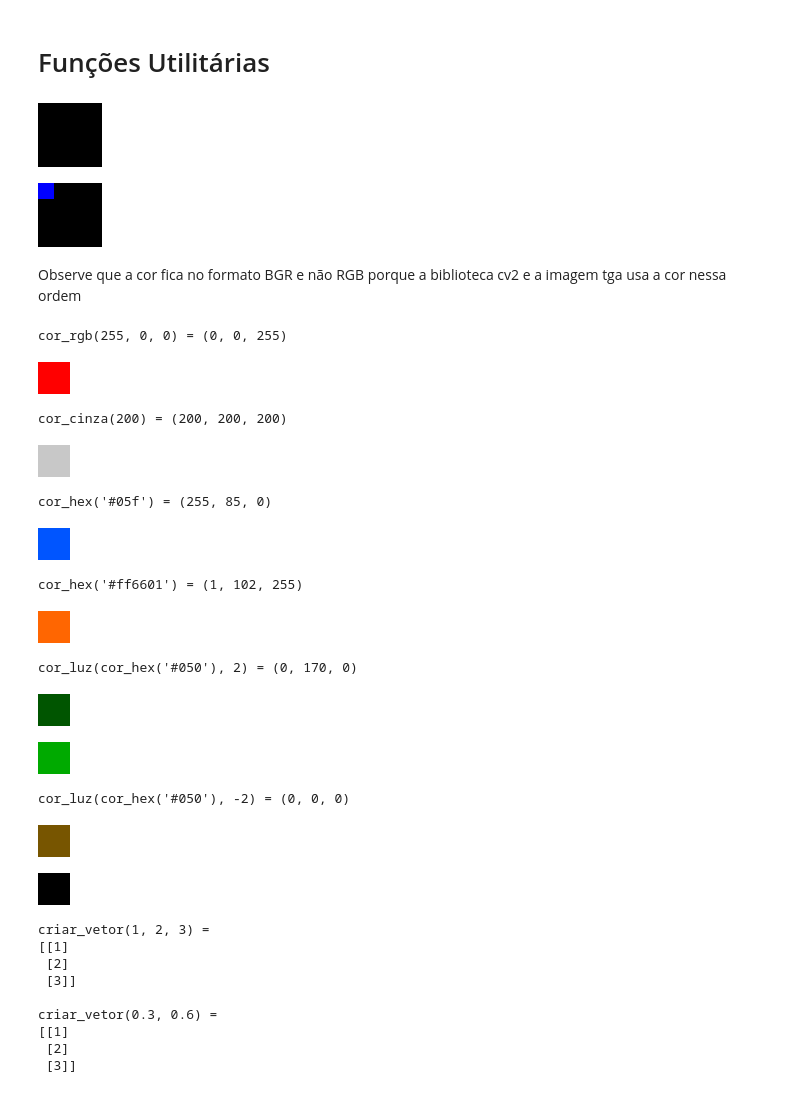
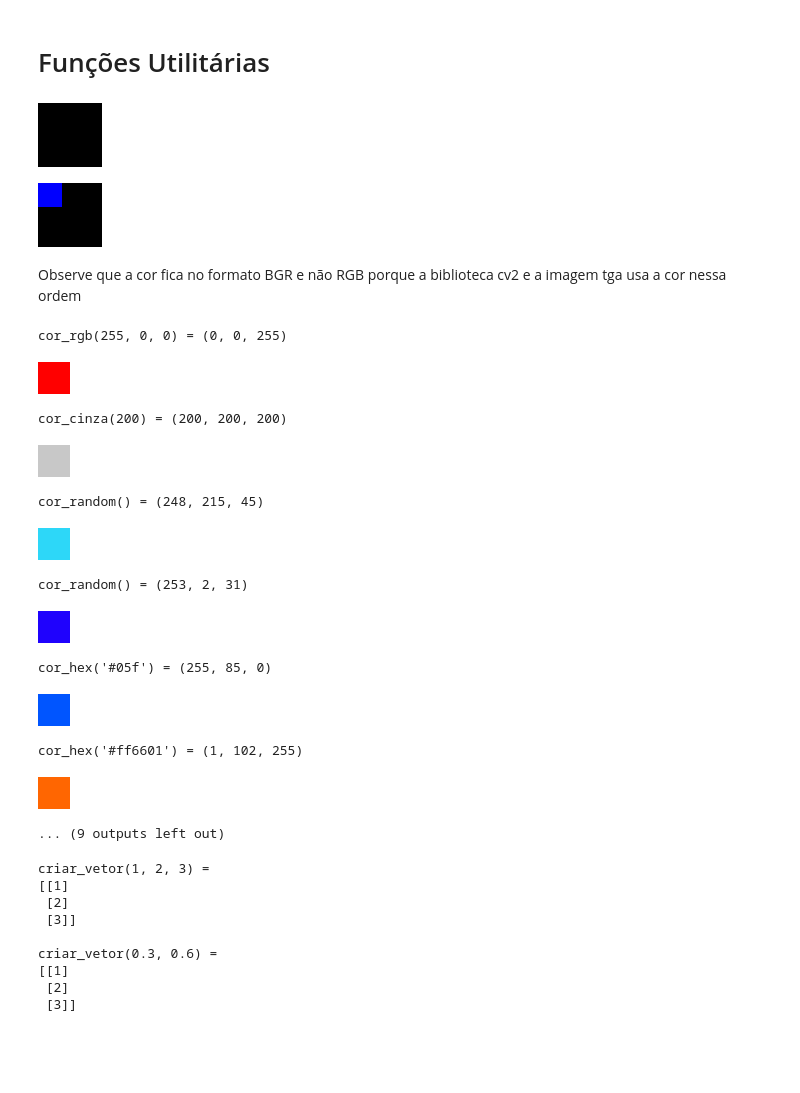
Before and after one commit to Edwolt/TinyRenderer-PythonNotebook, a Jupyter notebook: TinyRenderer.ipynb, the cells around one changed output. Cells and saved outputs as stored; diff of their text form; code cells hidden in the pictures; blank space fills up the shorter version.

```diff
--- a/TinyRenderer.ipynb
+++ b/TinyRenderer.ipynb
@@ -26,14 +28,15 @@ def mostrar_imagem(img, f=2, v=False, h=False):
   cv2_imshow(cv2.resize(img, None, fx=1/f, fy=1/f))
   print()
 
+
 img = criar_imagem(64, 64)
 mostrar_imagem(img, f=1)
 
-img[0:16, 0:16] = (255, 0, 0)
+img[0:24, 0:24] = (255, 0, 0)
 mostrar_imagem(img, f=1)
 # %% [output]
 [figure]
-[figure, old version]
+[figure, new version]
 # %% [markdown]
 Observe que a cor fica no formato BGR e não RGB porque a biblioteca cv2 e a imagem tga usa a cor nessa ordem
 # %%
@@ -42,6 +45,9 @@ def cor_rgb(r, g, b):
 
 def cor_cinza(val):
   return val, val, val
+
+def cor_random():
+  return random.randint(0, 255), random.randint(0, 255), random.randint(0, 255)
 
 def cor_hex(string):
   """Tranforma uma cor em hexadecimal em uma cor bgr"""
@@ -61,50 +67,70 @@ def cor_luz(cor, intensidade):
   b, g, r = cor
   return b * intensidade, g * intensidade, r * intensidade
 
+
 img = criar_imagem(32, 32)
 
+# cor_rgb
 cor = cor_rgb(255, 0, 0)
 print(f"cor_rgb(255, 0, 0) = {cor}")
 img[:, :] = cor; mostrar_imagem(img, f=1)
 
+# cor_cinza
 cor = cor_cinza(200)
 print(f"cor_cinza(200) = {cor}")
 img[:, :] = cor; mostrar_imagem(img, f=1)
 
+# cor_random
+cor = cor_random()
+print(f"cor_random() = {cor}")
+img[:, :] = cor
+mostrar_imagem(img, f=1)
+
+cor = cor_random()
+print(f"cor_random() = {cor}")
+img[:, :] = cor; mostrar_imagem(img, f=1)
+
+# cor_hex
 cor = cor_hex('#05f')
 print(f"cor_hex('#05f') = {cor}")
 img[:, :] = cor; mostrar_imagem(img, f=1)
 
 cor = cor_hex('#ff6601')
 print(f"cor_hex('#ff6601') = {cor}")
 img[:, :] = cor; mostrar_imagem(img, f=1)
 
+# cor_luz
 cor_antes = cor_hex('#050')
 cor = cor_luz(cor_antes, 2)
 print(f"cor_luz(cor_hex('#050'), 2) = {cor}")
+img[:, :] = cor_antes; mostrar_imagem(img, f=1)
+img[:, :] = cor; mostrar_imagem(img, f=1)
+
+cor_antes = cor_hex('#050')
+cor = cor_luz(cor_antes, 1/2)
+print(f"cor_luz(cor_hex('#050'), 1/2) = {cor}")
 img[:, :] = cor_antes; mostrar_imagem(img, f=1)
 img[:, :] = cor; mostrar_imagem(img, f=1)
 
 cor_antes = cor_hex('#750')
 cor = cor_luz(cor_antes, -2)
 print(f"cor_luz(cor_hex('#050'), -2) = {cor}")
 img[:, :] = cor_antes; mostrar_imagem(img, f=1)
 img[:, :] = cor; mostrar_imagem(img, f=1)
 # %% [output]
 cor_rgb(255, 0, 0) = (0, 0, 255)
 [figure]
 cor_cinza(200) = (200, 200, 200)
 [figure]
-cor_hex('#05f') = (255, 85, 0)
+cor_random() = (248, 215, 45)
-[figure, old version]
+[figure, new version]
-cor_hex('#ff6601') = (1, 102, 255)
+cor_random() = (253, 2, 31)
-[figure, old version]
+[figure, new version]
-cor_luz(cor_hex('#050'), 2) = (0, 170, 0)
+cor_hex('#05f') = (255, 85, 0)
-[figure, old version]
+[figure, new version]
+cor_hex('#ff6601') = (1, 102, 255)
-[figure, old version]
+[figure, new version]
-cor_luz(cor_hex('#050'), -2) = (0, 0, 0)
-[figure, removed]
-[figure, removed]
+... (9 outputs left out)
 # %%
 def criar_vetor(*args):
   """Usa os parâmetro passados e cria uma matriz coluna representando o vetor"""
```
Also changed, not shown: parts of 21 cells of this notebook.
